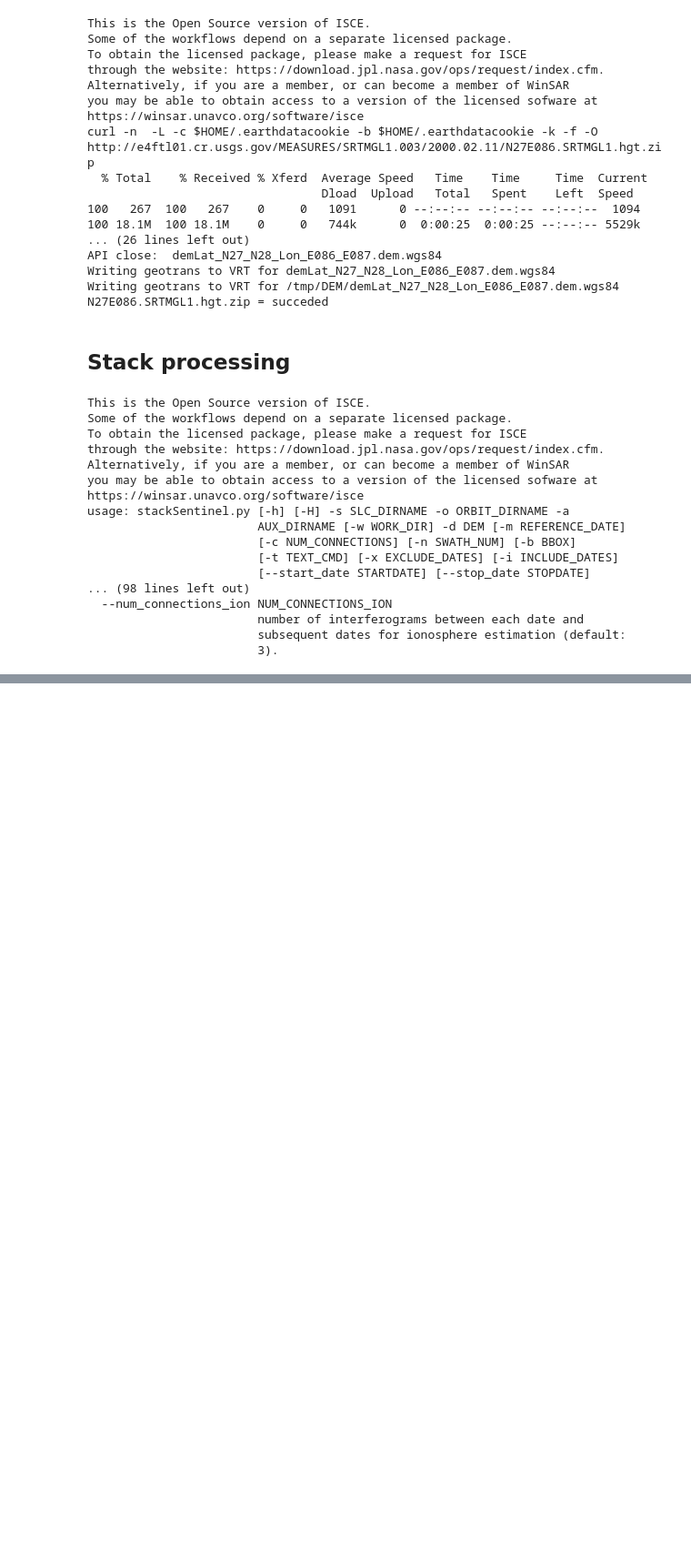
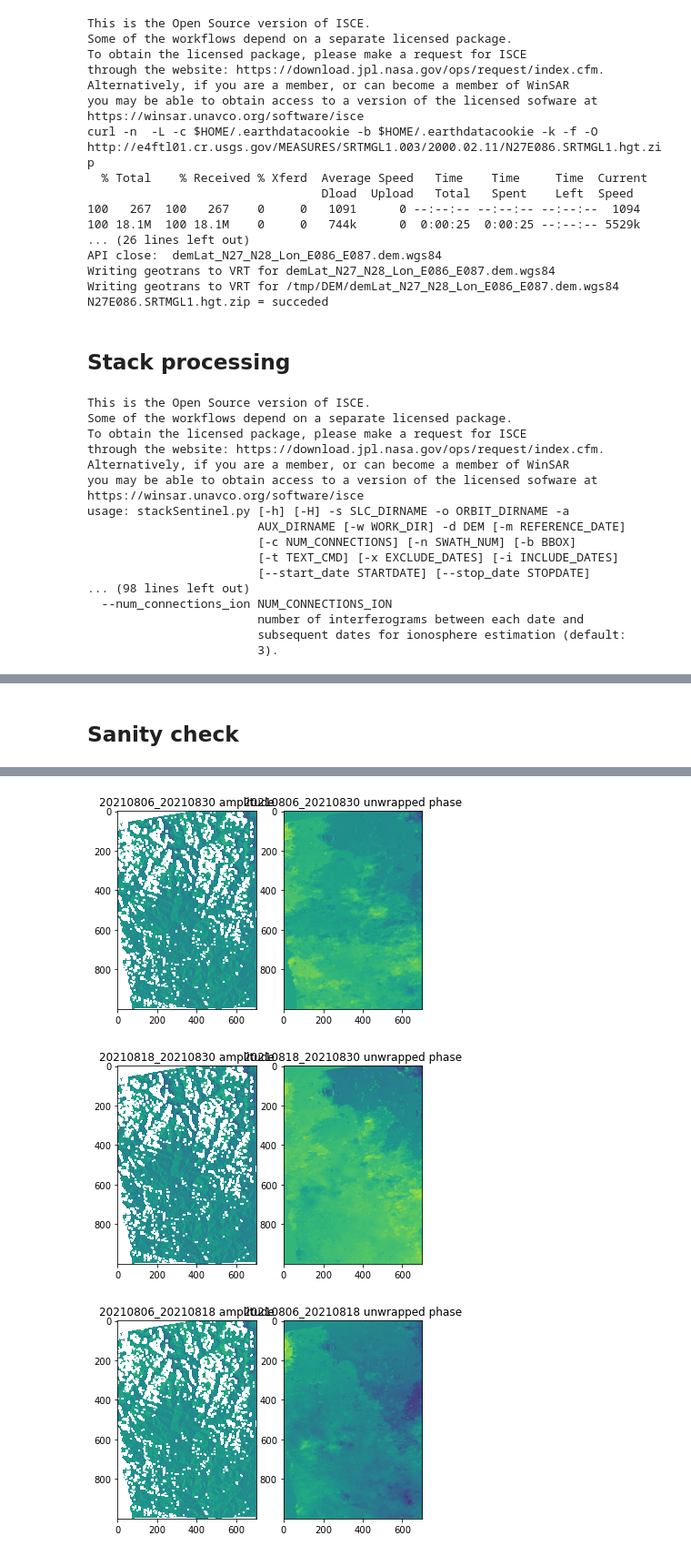
Before and after one commit to UW-GDA/Friendly-InSAR-time-series, a Jupyter notebook: 01_download_stack-processing.ipynb, the cells around one changed output, grey strips where cells are left out. Shown at 91% size. Cells and saved outputs as stored; diff of their text form; code cells hidden in the pictures; blank space fills up the shorter version.

```diff
--- a/01_download_stack-processing.ipynb
+++ b/01_download_stack-processing.ipynb
@@ -336,0 +618,9 @@ https://winsar.unavco.org/software/isce
+# %%
+os.chdir('/tmp/merged/interferograms/')
+int_list = listdir('/tmp/merged/interferograms/')
+# %%
+# Loop through interferograms and coherence and use gdalwarp
+
+for i in int_list:
+    !gdalwarp -of GTiff -geoloc  -te 86.3 27 87 28 -tr 0.001 0.001 -srcnodata 0 -dstnodata 0  -r near /tmp/merged/interferograms/$i/filt_fine.unw.vrt /tmp/merged/interferograms/$i/geo_filt_fine.unw.tif
+    !gdalwarp -of GTiff -geoloc  -te 86.3 27 87 28 -tr 0.001 0.001 -srcnodata 0 -dstnodata 0  -r near /tmp/merged/interferograms/$i/fine.cor.vrt /tmp/merged/interferograms/$i/geo_fine.cor.tif
@@ -336,0 +634,2 @@ https://winsar.unavco.org/software/isce
+# %% [markdown]
+## Sanity check
@@ -336,0 +642,13 @@ https://winsar.unavco.org/software/isce
+# %%
+for i in int_list:
+    os.chdir(f'/tmp/run_files/merged/interferograms/{i}')
+    with rasterio.open('geo_filt_fine.unw.tif') as src:
+        amp = src.read(1)
+        phase = src.read(2)
+
+    fig, ax = plt.subplots(1, 2)
+    ax[0].imshow(np.log(amp));
+    ax[1].imshow(phase)
+    ax[0].set_title(f'{i} amplitude')
+    ax[1].set_title(f'{i} unwrapped phase')
+# %% [output]
@@ -336,0 +689,3 @@ https://winsar.unavco.org/software/isce
+[figure, added]
+[figure, added]
+[figure, added]
```
Also changed, not shown: parts of 21 cells of this notebook.
